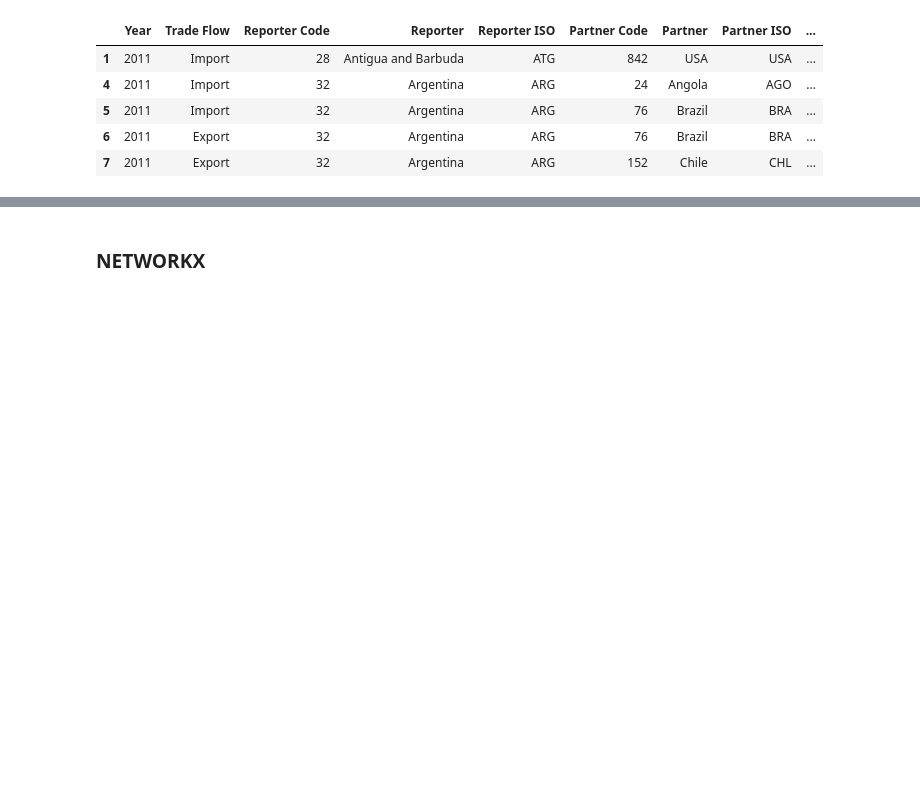
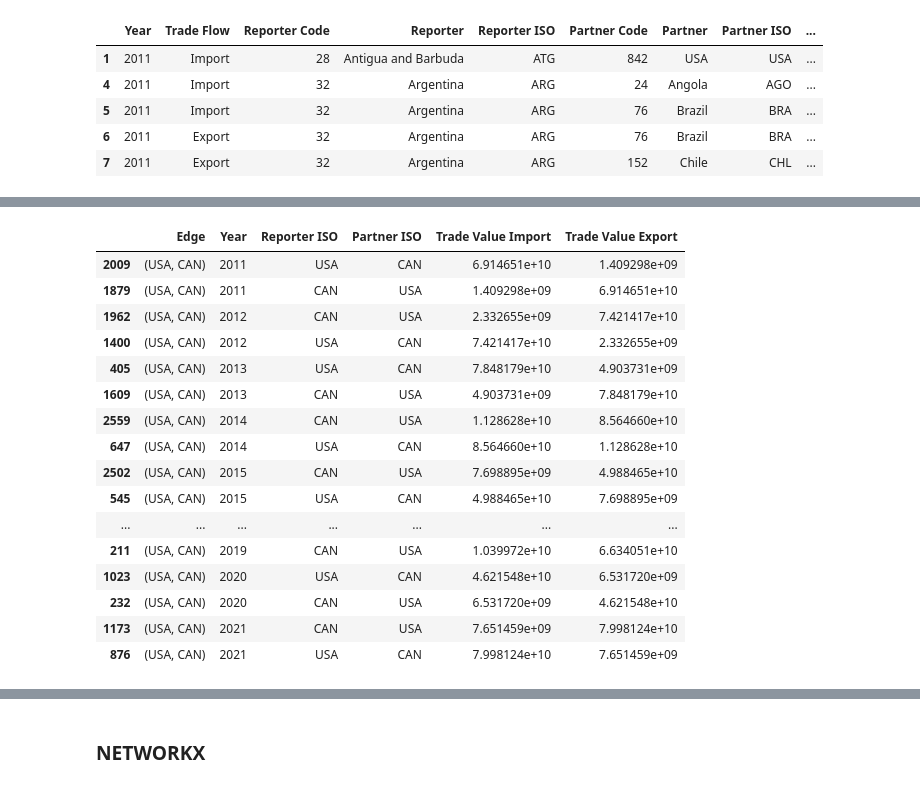
Before and after one commit to d2ski/americas-energy-map-nb, a Jupyter notebook: explore.ipynb, the cells around one changed output, grey strips where cells are left out. Saved outputs shown, nothing was run; the diff lists cells and outputs as text; code cells hidden in the pictures; blank space fills up the shorter version.

```diff
--- a/explore.ipynb
+++ b/explore.ipynb
@@ -205,0 +202,22 @@ oil_df.loc[
+# %%
+edges.loc[
+    edges.Edge == edge('USA', 'CAN')
+].sort_values(by='Year')
+# %% [output]
+|  | Edge | Year | Reporter ISO | Partner ISO | Trade Value Import | Trade Value Export |
+| 2009 | (USA, CAN) | 2011 | USA | CAN | 6.914651e+10 | 1.409298e+09 |
+| 1879 | (USA, CAN) | 2011 | CAN | USA | 1.409298e+09 | 6.914651e+10 |
+| 1962 | (USA, CAN) | 2012 | CAN | USA | 2.332655e+09 | 7.421417e+10 |
+| 1400 | (USA, CAN) | 2012 | USA | CAN | 7.421417e+10 | 2.332655e+09 |
+| 405 | (USA, CAN) | 2013 | USA | CAN | 7.848179e+10 | 4.903731e+09 |
+| 1609 | (USA, CAN) | 2013 | CAN | USA | 4.903731e+09 | 7.848179e+10 |
+| 2559 | (USA, CAN) | 2014 | CAN | USA | 1.128628e+10 | 8.564660e+10 |
+| 647 | (USA, CAN) | 2014 | USA | CAN | 8.564660e+10 | 1.128628e+10 |
+| 2502 | (USA, CAN) | 2015 | CAN | USA | 7.698895e+09 | 4.988465e+10 |
+| 545 | (USA, CAN) | 2015 | USA | CAN | 4.988465e+10 | 7.698895e+09 |
+| ... | ... | ... | ... | ... | ... | ... |
+| 211 | (USA, CAN) | 2019 | CAN | USA | 1.039972e+10 | 6.634051e+10 |
+| 1023 | (USA, CAN) | 2020 | USA | CAN | 4.621548e+10 | 6.531720e+09 |
+| 232 | (USA, CAN) | 2020 | CAN | USA | 6.531720e+09 | 4.621548e+10 |
+| 1173 | (USA, CAN) | 2021 | CAN | USA | 7.651459e+09 | 7.998124e+10 |
+| 876 | (USA, CAN) | 2021 | USA | CAN | 7.998124e+10 | 7.651459e+09 |
```
Also changed, not shown: parts of 33 cells of this notebook.
